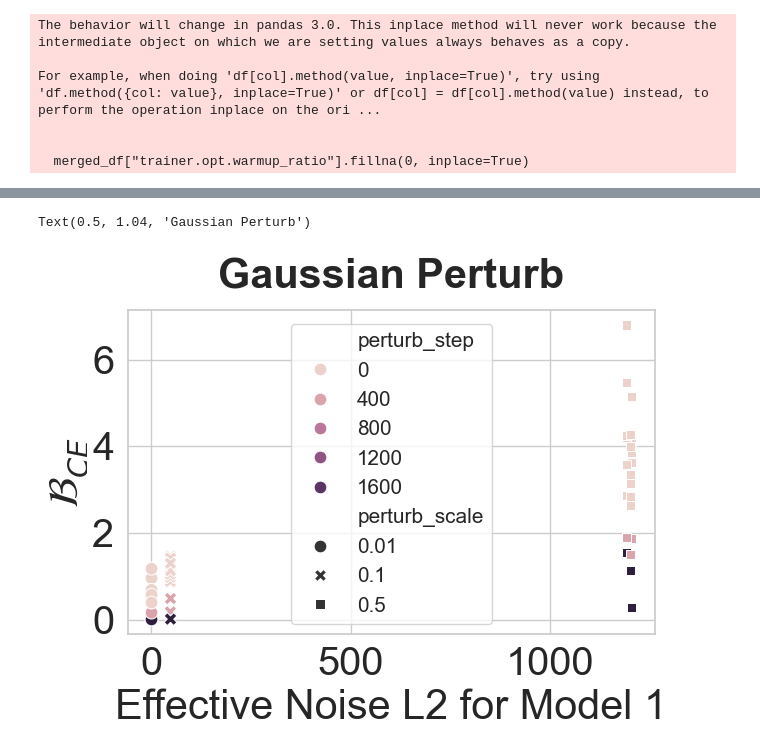
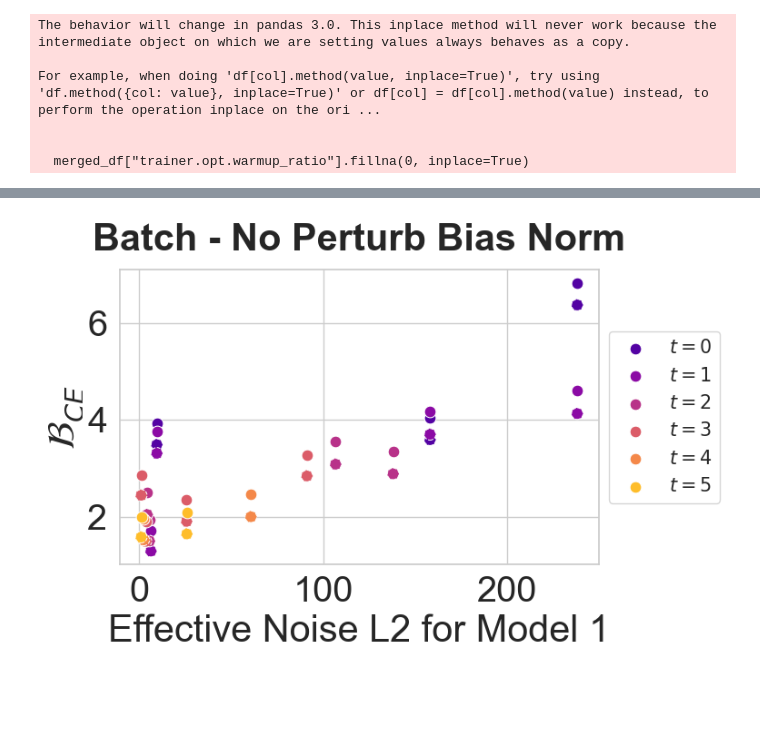
Before and after one commit to gsaltintas/lmc, a Jupyter notebook: notebooks/butterfly-plots.ipynb, the cells around one changed output, grey strips where cells are left out. Cells and saved outputs as stored; diff of their text form; code cells hidden in the pictures; blank space fills up the shorter version.

```diff
--- a/notebooks/butterfly-plots.ipynb
+++ b/notebooks/butterfly-plots.ipynb
@@ -138,27 +141,16 @@ t = plot_perturb_barrier(merged_df, registry, perturb_method, base_name, zoom=zo
-# %%
-tmp = merged_df.copy()
-perturb_method = "gaussian"
-# perturb_method = "batch"
-tmp = tmp[
-    (tmp["perturb_mode"] == perturb_method)
-    # & (tmp["perturb_scale"] != 0.5)
-]
-
-base_name = "lmc_loss_train_0_1"
-metric = registry.get_metric(base_name)
-labels = ["perturb_scale"]
-x_metric = registry.get_metric("noise_l2_scaled_1")
-
-masks = get_labels(tmp, labels, format_labels=False)
-
-
-sns.scatterplot(tmp, x=x_metric.flat_name, y=metric.flat_name,
-                marker="o", hue="perturb_step", style="perturb_scale")
-
-
-plt.xlabel(x_metric.ylabel)
-plt.ylabel(metric.general_ylabel)
-plt.title(f"{perturb_method.title()} Perturb")
-# %% [output]
-Text(0.5, 1.04, 'Gaussian Perturb')
-[figure, removed]
+# %%
+from lmc.logging.plot import plot_perturb_barrier
+perturb_method = "batch"
+# perturb_method = "gaussian"
+base_name = "lmc_train_0_1"
+base_name = "lmc_loss_train_0_1"
+zoom = "first"
+zoom = None
+# zoom = "last"
+x_metric = "noise_l2_scaled_1"
+title=f"{perturb_method} - No perturb Bias Norm".title()
+legend_template = r"$t={{{}}}$"
+
+t = plot_perturb_barrier(merged_df, registry, perturb_method, base_name, x_metric=x_metric, zoom=zoom, filter_bad_runs=False, separate_legend=False, labels=["perturb_step"], save_fig=False, plot_type="scatter", title=title, legend_template=legend_template)
+# %% [output]
+[figure, added]
```
Also changed, not shown: parts of 5 cells of this notebook, 3 other files.
